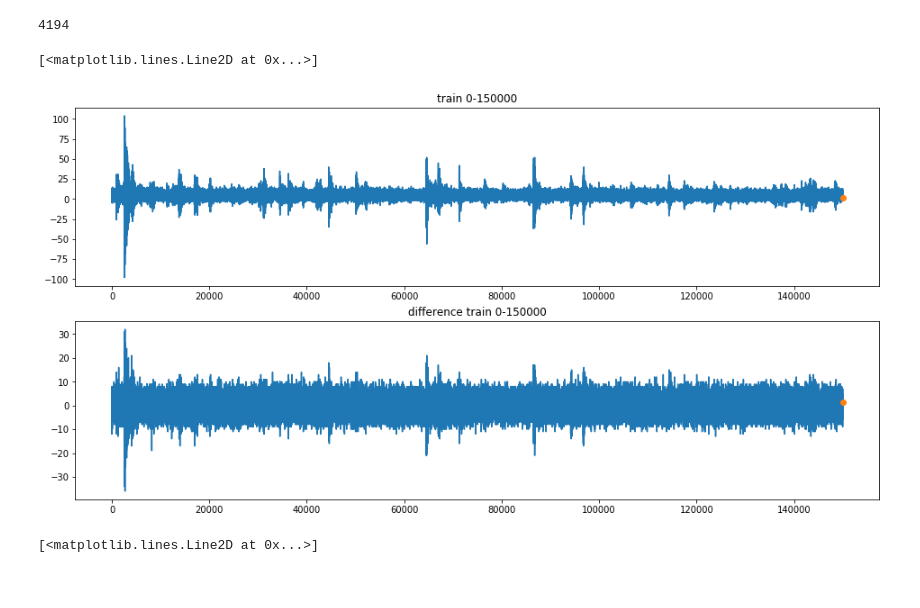
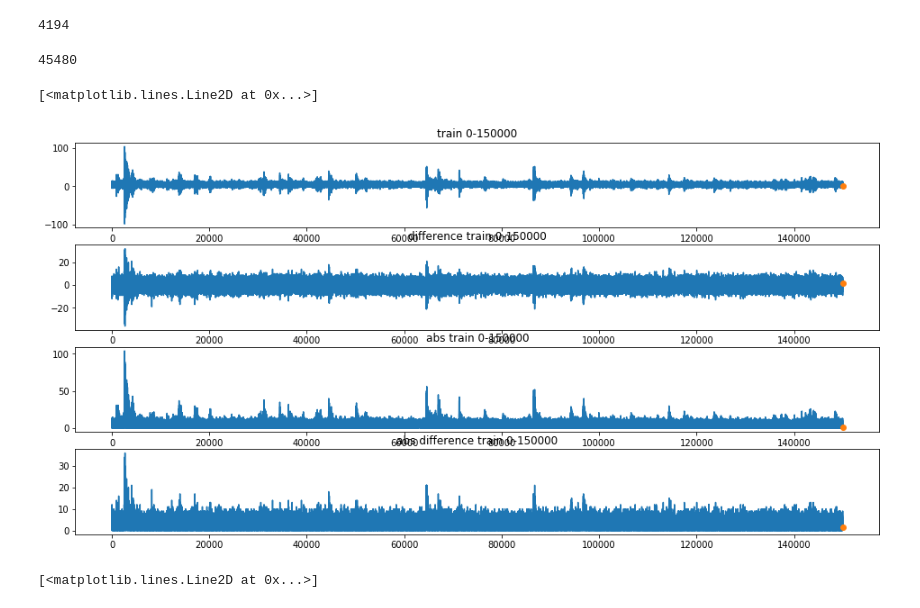
Before and after one commit to umepy/EarthquakeLabwork, a Jupyter notebook: code/earthquake_rf.ipynb, the cells around one changed output. Cells and saved outputs as stored; diff of their text form; code cells hidden in the pictures.

```diff
--- a/code/earthquake_rf.ipynb
+++ b/code/earthquake_rf.ipynb
@@ -25,21 +25,36 @@ n_train = int(np.floor(train.shape[0] / seg_n))
 n_train
 # %% [output]
 4194
+# %%
+n_train_mod = train.shape[0] % seg_n
+n_train_mod
+# %% [output]
+45480
 # %%
 plt.subplots(figsize=(16, 8))
 
-plt.subplot(2, 1, 1)
+plt.subplot(4, 1, 1)
 plt.title('train 0-'+str(seg_n))
 plt.plot(train['acoustic_data'][:seg_n])
 plt.plot(seg_n-1, train['time_to_failure'][seg_n-1], 'o')
 
-plt.subplot(2, 1, 2)
+plt.subplot(4, 1, 2)
 plt.title('difference train 0-'+str(seg_n))
 plt.plot(np.diff(train['acoustic_data'][:seg_n], axis=0))
 plt.plot(seg_n-1, train['time_to_failure'][seg_n-1], 'o')
+
+plt.subplot(4, 1, 3)
+plt.title('abs train 0-'+str(seg_n))
+plt.plot(np.abs(train['acoustic_data'][:seg_n]))
+plt.plot(seg_n-1, train['time_to_failure'][seg_n-1], 'o')
+
+plt.subplot(4, 1, 4)
+plt.title('abs difference train 0-'+str(seg_n))
+plt.plot(np.abs(np.diff(train['acoustic_data'][:seg_n], axis=0)))
+plt.plot(seg_n-1, train['time_to_failure'][seg_n-1], 'o')
 # %% [output]
 [<matplotlib.lines.Line2D at 0x...>]
-[figure, old version]
+[figure, new version]
 # %%
 plt.subplots(figsize=(16, 8))
 
```
Also changed, not shown: parts of 14 cells of this notebook.
